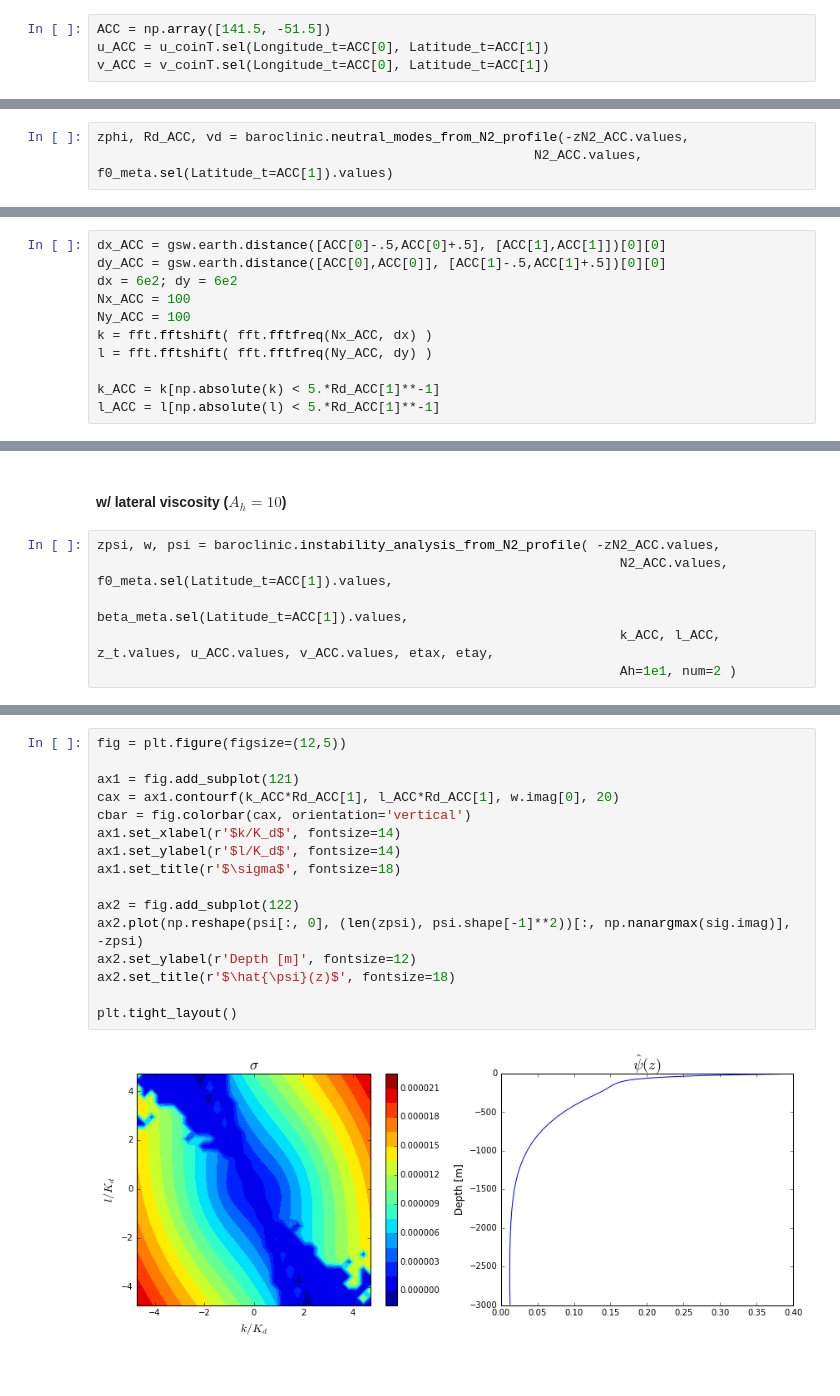
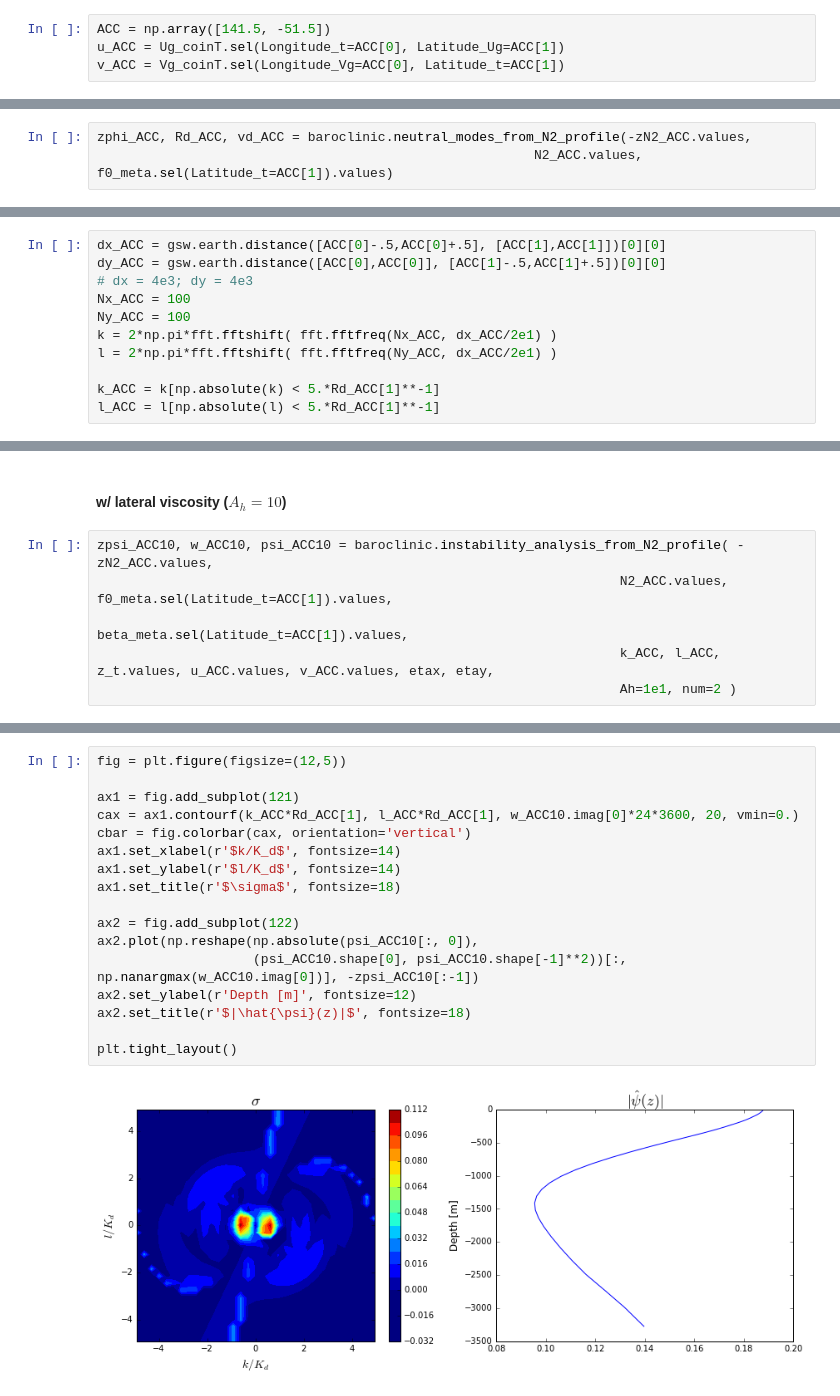
Before and after one commit to rabernat/oceanmodes, a Jupyter notebook: examples/Test_oceanmodes_on_OCCA.ipynb, the cells around one changed output, grey strips where cells are left out. Saved outputs shown, nothing was run; the diff lists cells and outputs as text.

```diff
--- a/examples/Test_oceanmodes_on_OCCA.ipynb
+++ b/examples/Test_oceanmodes_on_OCCA.ipynb
@@ -502,8 +698,8 @@ plt.tight_layout()
 ## ACC
 # %%
 ACC = np.array([141.5, -51.5])
-u_ACC = u_coinT.sel(Longitude_t=ACC[0], Latitude_t=ACC[1])
-v_ACC = v_coinT.sel(Longitude_t=ACC[0], Latitude_t=ACC[1])
+u_ACC = Ug_coinT.sel(Longitude_t=ACC[0], Latitude_Ug=ACC[1])
+v_ACC = Vg_coinT.sel(Longitude_Vg=ACC[0], Latitude_t=ACC[1])
 # %%
 absS_ACC = absS_meta.sel(Longitude_t=ACC[0], Latitude_t=ACC[1])
 consT_ACC = consT_meta.sel(Longitude_t=ACC[0], Latitude_t=ACC[1])
@@ -547,5 +763,5 @@ plt.tight_layout()
 # %%
-zphi, Rd_ACC, vd = baroclinic.neutral_modes_from_N2_profile(-zN2_ACC.values,
+zphi_ACC, Rd_ACC, vd_ACC = baroclinic.neutral_modes_from_N2_profile(-zN2_ACC.values,
                                                         N2_ACC.values, f0_meta.sel(Latitude_t=ACC[1]).values)
 # %%
 np.savez('OCCA_ACC',
@@ -580,11 +796,11 @@ for i in range(vd.shape[1]):
 # %%
 dx_ACC = gsw.earth.distance([ACC[0]-.5,ACC[0]+.5], [ACC[1],ACC[1]])[0][0]
 dy_ACC = gsw.earth.distance([ACC[0],ACC[0]], [ACC[1]-.5,ACC[1]+.5])[0][0]
-dx = 6e2; dy = 6e2
+# dx = 4e3; dy = 4e3
 Nx_ACC = 100
 Ny_ACC = 100
-k = fft.fftshift( fft.fftfreq(Nx_ACC, dx) )
-l = fft.fftshift( fft.fftfreq(Ny_ACC, dy) )
+k = 2*np.pi*fft.fftshift( fft.fftfreq(Nx_ACC, dx_ACC/2e1) )
+l = 2*np.pi*fft.fftshift( fft.fftfreq(Ny_ACC, dx_ACC/2e1) )
 
 k_ACC = k[np.absolute(k) < 5.*Rd_ACC[1]**-1]
 l_ACC = l[np.absolute(l) < 5.*Rd_ACC[1]**-1]
@@ -654,7 +890,7 @@ plt.tight_layout()
 # %% [markdown]
 #### w/ lateral viscosity ($A_h=10$)
 # %%
-zpsi, w, psi = baroclinic.instability_analysis_from_N2_profile( -zN2_ACC.values,
+zpsi_ACC10, w_ACC10, psi_ACC10 = baroclinic.instability_analysis_from_N2_profile( -zN2_ACC.values,
                                                                    N2_ACC.values, f0_meta.sel(Latitude_t=ACC[1]).values,
                                                                    beta_meta.sel(Latitude_t=ACC[1]).values,
                                                                    k_ACC, l_ACC, z_t.values, u_ACC.values, v_ACC.values, etax, etay,
@@ -678,18 +914,19 @@ plt.imshow(sig.imag, origin='bottom')
 # %%
 fig = plt.figure(figsize=(12,5))
 
 ax1 = fig.add_subplot(121)
-cax = ax1.contourf(k_ACC*Rd_ACC[1], l_ACC*Rd_ACC[1], w.imag[0], 20)
+cax = ax1.contourf(k_ACC*Rd_ACC[1], l_ACC*Rd_ACC[1], w_ACC10.imag[0]*24*3600, 20, vmin=0.)
 cbar = fig.colorbar(cax, orientation='vertical')
 ax1.set_xlabel(r'$k/K_d$', fontsize=14)
 ax1.set_ylabel(r'$l/K_d$', fontsize=14)
 ax1.set_title(r'$\sigma$', fontsize=18)
 
 ax2 = fig.add_subplot(122)
-ax2.plot(np.reshape(psi[:, 0], (len(zpsi), psi.shape[-1]**2))[:, np.nanargmax(sig.imag)], -zpsi)
+ax2.plot(np.reshape(np.absolute(psi_ACC10[:, 0]),
+                    (psi_ACC10.shape[0], psi_ACC10.shape[-1]**2))[:, np.nanargmax(w_ACC10.imag[0])], -zpsi_ACC10[:-1])
 ax2.set_ylabel(r'Depth [m]', fontsize=12)
-ax2.set_title(r'$\hat{\psi}(z)$', fontsize=18)
+ax2.set_title(r'$|\hat{\psi}(z)|$', fontsize=18)
 
 plt.tight_layout()
 # %% [output]
-[figure, old version]
+[figure, new version]
```
Also changed, not shown: parts of 64 cells of this notebook, 1 other file.
